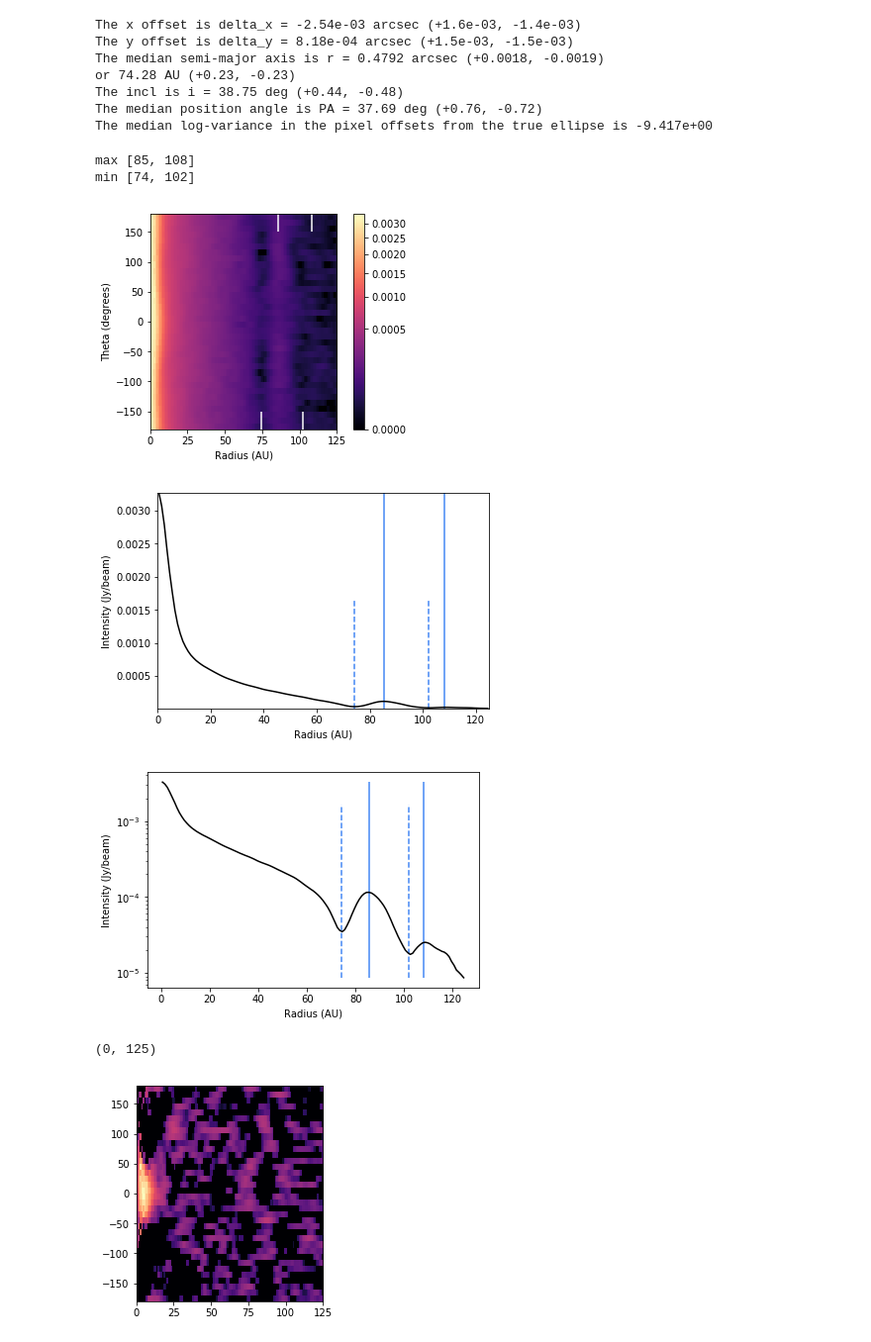
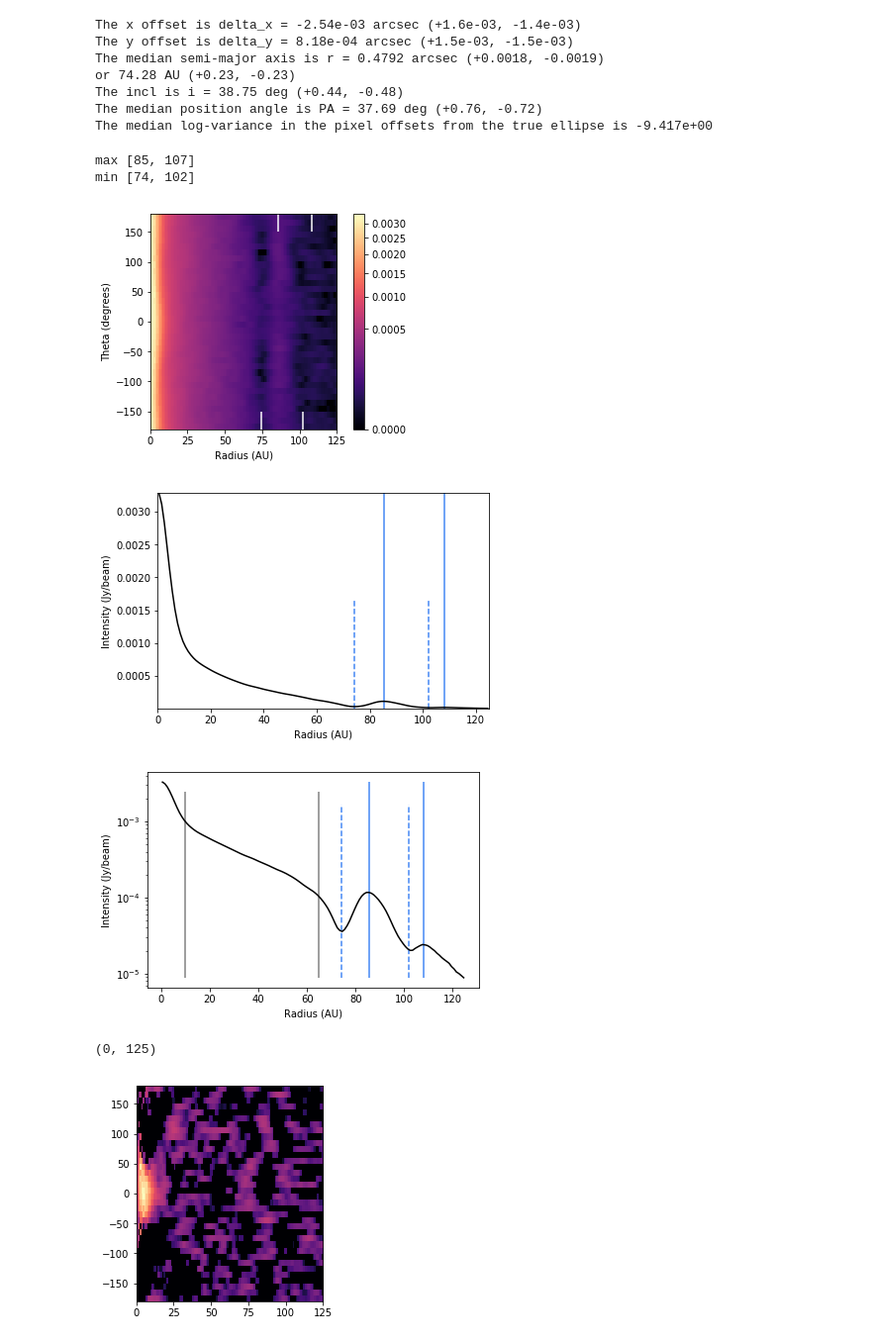
Before and after one commit to seanandrews/p484, a Jupyter notebook: projects/huang/rings/GWLupellipsefit.ipynb, the cells around one changed output. Shown at 99% size. Cells and saved outputs as stored; diff of their text form; code cells hidden in the pictures.

```diff
--- a/projects/huang/rings/GWLupellipsefit.ipynb
+++ b/projects/huang/rings/GWLupellipsefit.ipynb
@@ -153,13 +153,13 @@ radialbins = 0.5+np.arange(0, maxrad)
 #make some preliminary plots
 newcont = Continuum(disk['filename'], -0.0024,0.001, 37.7, 38.4,disk['distance'])
 
-newsurfbrightness, newSB_scatter, newrtmap = newcont.azunwrap(radialbins, tbins = -175 + 10.*np.arange(36),theta_exclusion = np.array([90,145]))
+newsurfbrightness, newSB_scatter, newrtmap = newcont.azunwrap(radialbins, tbins = -175 + 10.*np.arange(36))
 
 
 print("max",find_profile_extrema(radialbins, newsurfbrightness, extrema = 'max'))
 print("min",find_profile_extrema(radialbins, newsurfbrightness, extrema = 'min'))
 # %% [output]
-max [85, 108]
+max [85, 107]
 min [74, 102]
 # %%
 plt.imshow(newrtmap,extent =[0, np.max(radialbins)+1, -180,180],
@@ -167,12 +167,16 @@ plt.imshow(newrtmap,extent =[0, np.max(radialbins)+1, -180,180],
 plt.ylim(ymin = -180, ymax = 180)
 plt.xlim(xmin=0, xmax=maxrad)
 plt.xlim(xmin=0, xmax=maxrad)
+features = np.array([10,65])
 gaps = np.array([74.3,102])
 rings = np.array([85.4,108])
 for gap in gaps:
     plt.vlines(gap,-180,-150, color ='white')
 for ring in rings:
     plt.vlines(ring,150,180, color ='white')
+for f in features:
+    plt.vlines(f,np.min(newsurfbrightness),0.75*np.max(newsurfbrightness), color ='gray')
+
 plt.colorbar()
 plt.xlabel('Radius (AU)')
 plt.ylabel('Theta (degrees)')
@@ -180,33 +184,36 @@ plt.show()
 
 
 plt.plot(radialbins, newsurfbrightness, color = 'black')
 for gap in gaps:
     plt.vlines(gap,np.min(newsurfbrightness),0.5*np.max(newsurfbrightness), color ='#4286f4', linestyles= 'dashed')
 for ring in rings:
     plt.vlines(ring,np.min(newsurfbrightness),np.max(newsurfbrightness), color ='#4286f4')
 plt.xlabel("Radius (AU)")
 plt.ylabel("Intensity (Jy/beam)")
 plt.xlim(xmin = 0, xmax = maxrad)
 plt.ylim(ymin = np.min(newsurfbrightness), ymax = np.max(newsurfbrightness))
 plt.show()
 
 plt.semilogy(radialbins, newsurfbrightness, color = 'black')
 for gap in gaps:
     plt.vlines(gap,np.min(newsurfbrightness),0.5*np.max(newsurfbrightness), color ='#4286f4', linestyles= 'dashed')
 for ring in rings:
     plt.vlines(ring,np.min(newsurfbrightness),np.max(newsurfbrightness), color ='#4286f4')
+for f in features:
+    plt.vlines(f,np.min(newsurfbrightness),0.75*np.max(newsurfbrightness), color ='gray')
+
 plt.xlabel("Radius (AU)")
 plt.ylabel("Intensity (Jy/beam)")
 plt.show()
 
 plt.imshow(newrtmap-np.mean(newrtmap, axis =0),extent =[0, np.max(radialbins)+1, -180,180],
            aspect = 0.4, origin = 'lower', cmap = 'magma', vmin = 0, norm = col.PowerNorm(gamma = 0.3))
 plt.ylim(ymin = -180, ymax = 180)
 plt.xlim(xmin=0, xmax=maxrad)
 plt.xlim(xmin=0, xmax=maxrad)
 # %% [output]
 [figure]
 [figure]
-[figure, old version]
+[figure, new version]
 (0, 125)
 [figure]
```
Also changed, not shown: 5 other files.
